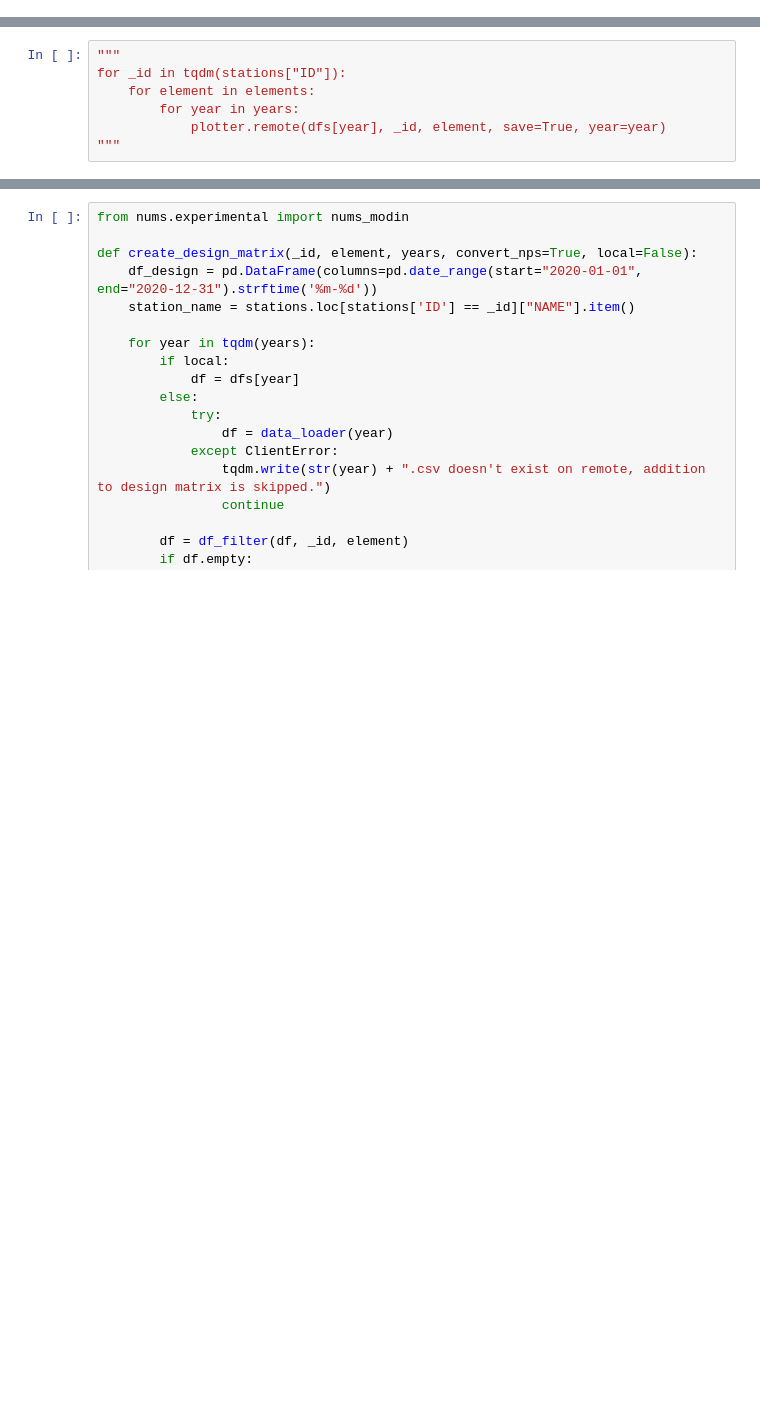
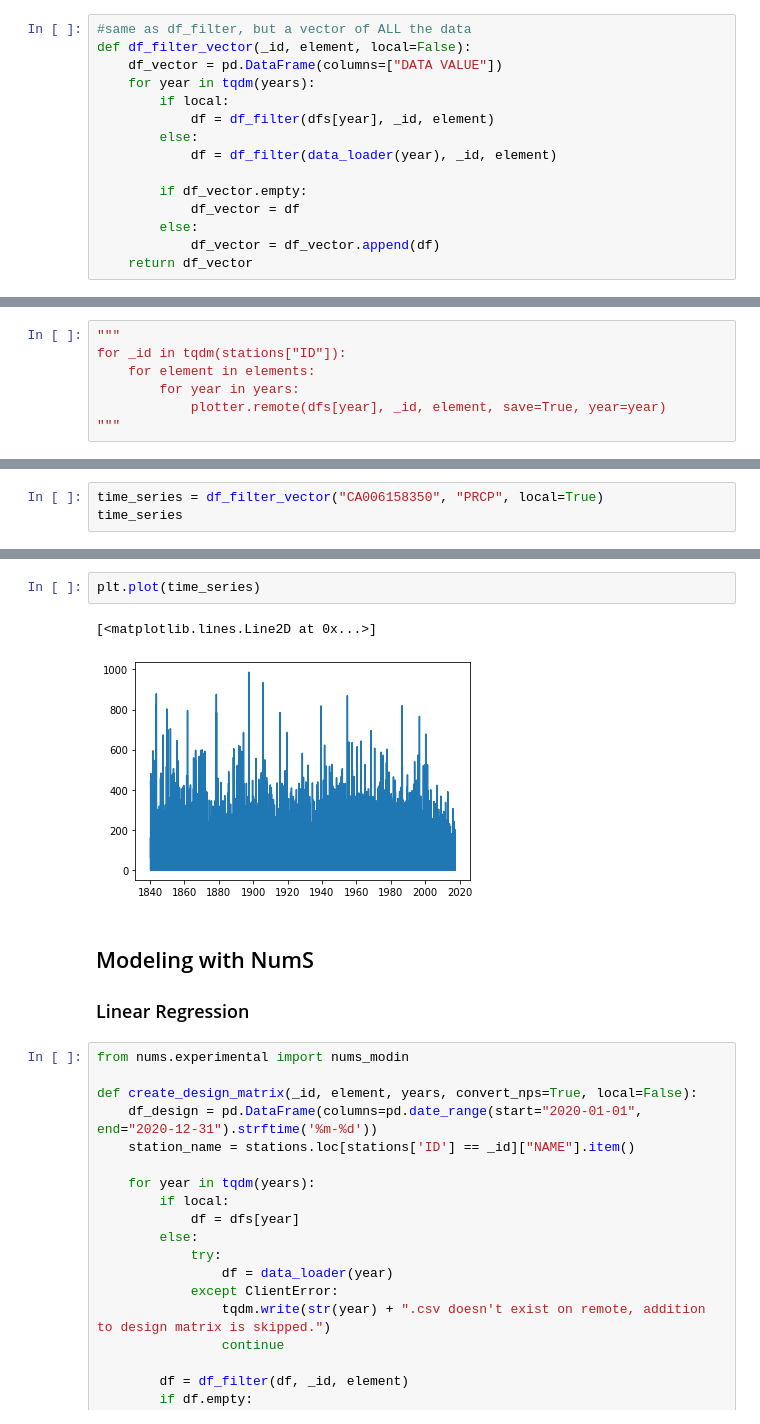
Before and after one commit to briancpark/aws-asdi, a Jupyter notebook: eda.ipynb, the cells around one changed output, grey strips where cells are left out. Cells and saved outputs as stored; diff of their text form; blank space fills up the shorter version.

Commit message:
add time series functionality

```diff
--- a/eda.ipynb
+++ b/eda.ipynb
@@ -139,6 +139,21 @@ def data_loader(year, local=False):
 # %%
 def df_filter(df, _id, element):
     return df.loc[(df["ID"] == _id) & (df["ELEMENT"] == element)][["YEAR/MONTH/DAY", "DATA VALUE"]].set_index("YEAR/MONTH/DAY")
+# %%
+#same as df_filter, but a vector of ALL the data
+def df_filter_vector(_id, element, local=False):
+    df_vector = pd.DataFrame(columns=["DATA VALUE"])
+    for year in tqdm(years):
+        if local:
+            df = df_filter(dfs[year], _id, element)
+        else:
+            df = df_filter(data_loader(year), _id, element)
+
+        if df_vector.empty:
+            df_vector = df
+        else:
+            df_vector = df_vector.append(df)
+    return df_vector
 # %%
 #print statements are replaced with tqdm functions
 # MatPlotLib runs on single thread, we can parallelize plotting by using Ray
@@ -262,0 +278,3 @@ for _id in tqdm(stations["ID"]):
+# %%
+time_series = df_filter_vector("CA006158350", "PRCP", local=True)
+time_series
@@ -263,3 +301,11 @@ for _id in tqdm(stations["ID"]):
+# %%
+plt.plot(time_series)
+# %% [output]
+[<matplotlib.lines.Line2D at 0x...>]
+[figure, added]
+# %% [markdown]
+## Modeling with NumS
+### Linear Regression
 # %%
 from nums.experimental import nums_modin
 
```
Also changed, not shown: parts of 30 cells of this notebook.
